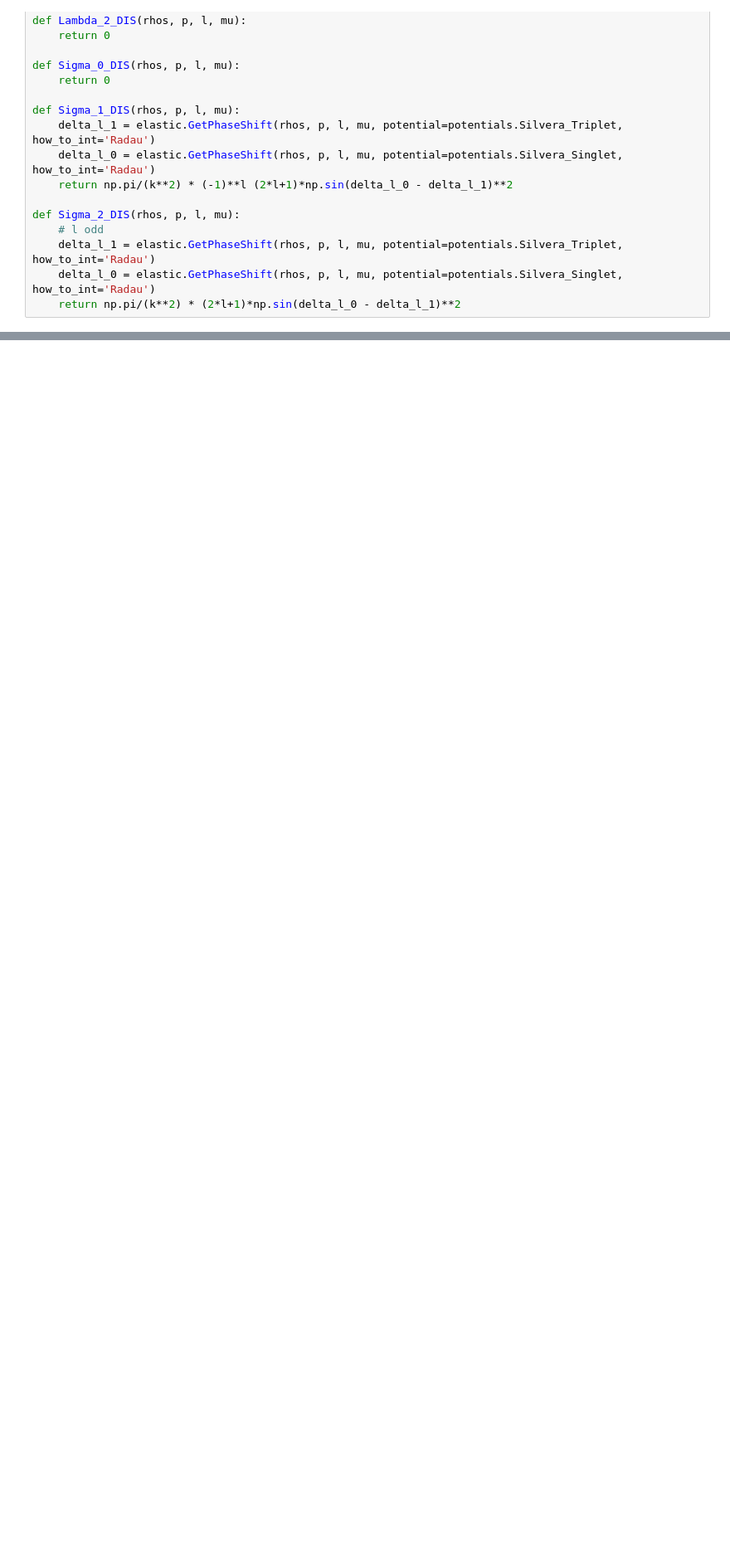
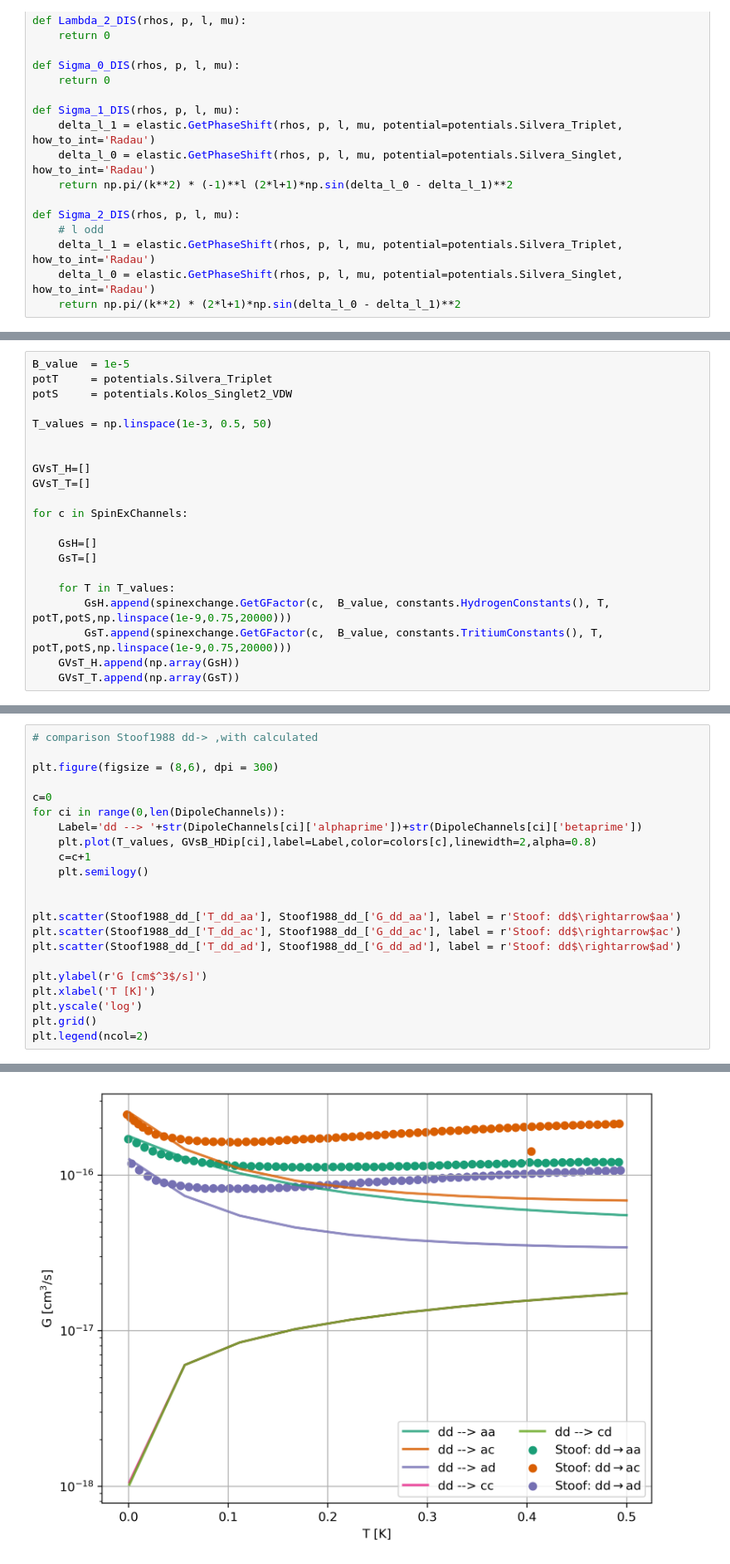
Before and after one commit to UTA-NURES/AtomicTrit, a Jupyter notebook: examples/HyperFine shift and broadening.ipynb, the cells around one changed output, grey strips where cells are left out. Shown at 83% size. Cells and saved outputs as stored; diff of their text form; blank space fills up the shorter version.

Commit message:
Added data of spin exchange and dipolar decat at B=0 and T from 0to0.5K

```diff
--- a/examples/HyperFine shift and broadening.ipynb
+++ b/examples/HyperFine shift and broadening.ipynb
@@ -114,0 +119,21 @@ plt.savefig("./Plots/TTElastic.png",dpi=250,bbox_inches='tight')
+# %%
+B_value  = 1e-5
+potT     = potentials.Silvera_Triplet
+potS     = potentials.Kolos_Singlet2_VDW
+
+T_values = np.linspace(1e-3, 0.5, 50)
+
+
+GVsT_H=[]
+GVsT_T=[]
+
+for c in SpinExChannels:
+
+    GsH=[]
+    GsT=[]
+
+    for T in T_values:
+        GsH.append(spinexchange.GetGFactor(c,  B_value, constants.HydrogenConstants(), T, potT,potS,np.linspace(1e-9,0.75,20000)))
+        GsT.append(spinexchange.GetGFactor(c,  B_value, constants.TritiumConstants(), T, potT,potS,np.linspace(1e-9,0.75,20000)))
+    GVsT_H.append(np.array(GsH))
+    GVsT_T.append(np.array(GsT))
@@ -114,0 +186,23 @@ plt.savefig("./Plots/TTElastic.png",dpi=250,bbox_inches='tight')
+# %%
+# comparison Stoof1988 dd-> ,with calculated
+
+plt.figure(figsize = (8,6), dpi = 300)
+
+c=0
+for ci in range(0,len(DipoleChannels)):
+    Label='dd --> '+str(DipoleChannels[ci]['alphaprime'])+str(DipoleChannels[ci]['betaprime'])
+    plt.plot(T_values, GVsB_HDip[ci],label=Label,color=colors[c],linewidth=2,alpha=0.8)
+    c=c+1
+    plt.semilogy()
+
+
+plt.scatter(Stoof1988_dd_['T_dd_aa'], Stoof1988_dd_['G_dd_aa'], label = r'Stoof: dd$\rightarrow$aa')
+plt.scatter(Stoof1988_dd_['T_dd_ac'], Stoof1988_dd_['G_dd_ac'], label = r'Stoof: dd$\rightarrow$ac')
+plt.scatter(Stoof1988_dd_['T_dd_ad'], Stoof1988_dd_['G_dd_ad'], label = r'Stoof: dd$\rightarrow$ad')
+
+plt.ylabel(r'G [cm$^3$/s]')
+plt.xlabel('T [K]')
+plt.yscale('log')
+plt.grid()
+plt.legend(ncol=2)
+# %% [output]
@@ -114,0 +210 @@ plt.savefig("./Plots/TTElastic.png",dpi=250,bbox_inches='tight')
+[figure, added]
```
Also changed, not shown: parts of 9 cells of this notebook, 2 other files.
